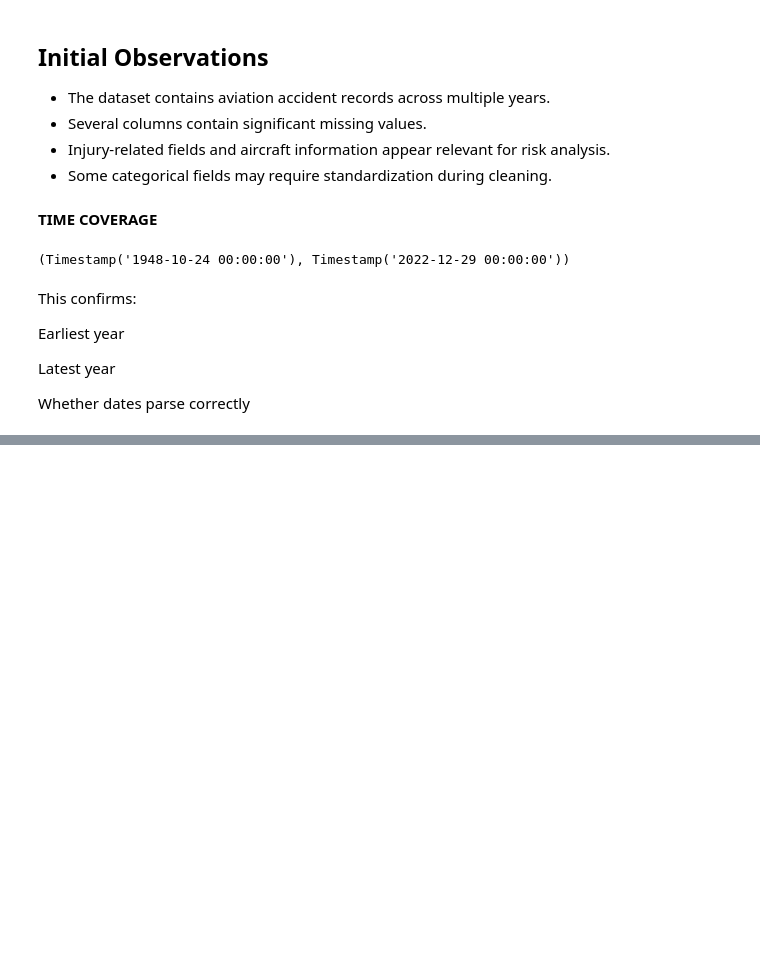
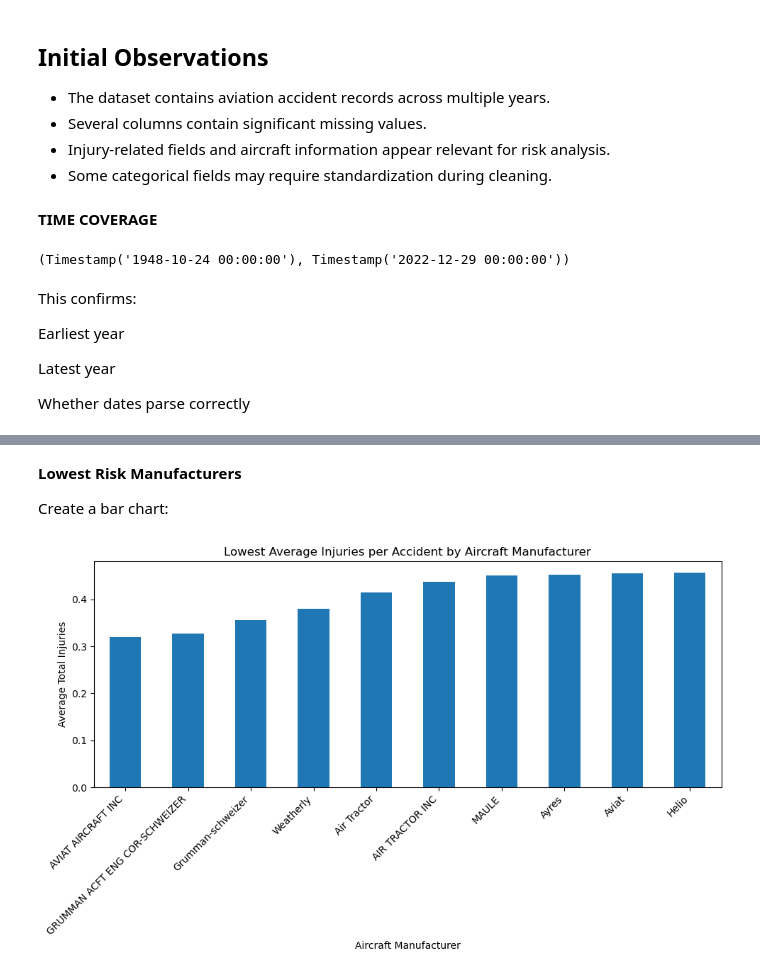
Before and after one commit to michelleotieno12-netizen/aviation-safety-analysis1, a Jupyter notebook: notebooks/01_aviation_safety_analysis.ipynb, the cells around one changed output, grey strips where cells are left out. Cells and saved outputs as stored; diff of their text form; code cells hidden in the pictures; blank space fills up the shorter version.

Commit message:
Perform EDA and analyze aircraft manufacturer risk

```diff
--- a/notebooks/01_aviation_safety_analysis.ipynb
+++ b/notebooks/01_aviation_safety_analysis.ipynb
@@ -169,0 +259,2 @@ Whether dates parse correctly
+# %%
+risk_df = risk_df.dropna(subset=["Make", "Model"]) # We cannot assess aircraft risk without knowing the aircraft
@@ -169,0 +276,8 @@ Whether dates parse correctly
+# %%
+risk_df["Total.Injuries"] = (
+    risk_df["Total.Fatal.Injuries"]
+    + risk_df["Total.Serious.Injuries"]
+    + risk_df["Total.Minor.Injuries"]
+)
+
+risk_df.head()
@@ -169,0 +353,15 @@ Whether dates parse correctly
+# %%
+manufacturer_risk = (
+    risk_df
+    .groupby("Make")
+    .agg(
+        avg_total_injuries=("Total.Injuries", "mean"),
+        accident_count=("Total.Injuries", "count")
+    )
+    .sort_values("avg_total_injuries")
+)
+
+manufacturer_risk.head(10)
+
+
+# Lower average injuries = lower risk per incident. This is key for purchasing decisions
@@ -169,0 +385,6 @@ Whether dates parse correctly
+# %%
+filtered_risk = manufacturer_risk[
+    manufacturer_risk["accident_count"] >= 50
+]
+
+filtered_risk.head(10)
@@ -169,0 +404,18 @@ Whether dates parse correctly
+# %% [markdown]
+**Lowest Risk Manufacturers**
+
+Create a bar chart:
+# %%
+plt.figure(figsize=(10, 6))
+
+filtered_risk["avg_total_injuries"].head(10).plot(kind="bar")
+
+plt.title("Lowest Average Injuries per Accident by Aircraft Manufacturer")
+plt.ylabel("Average Total Injuries")
+plt.xlabel("Aircraft Manufacturer")
+plt.xticks(rotation=45, ha="right")
+
+plt.tight_layout()
+plt.show()
+# %% [output]
+[figure, added]
```
Also changed, not shown: parts of 31 cells of this notebook.
